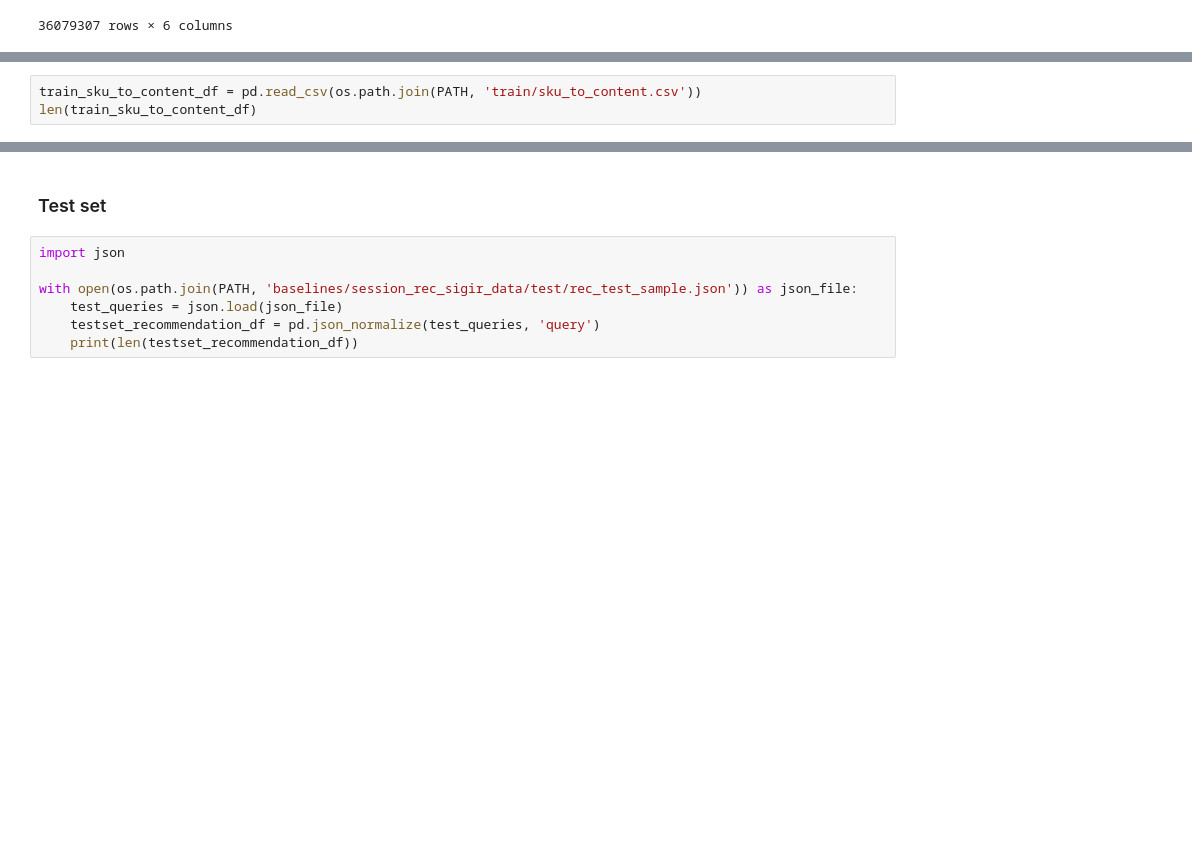
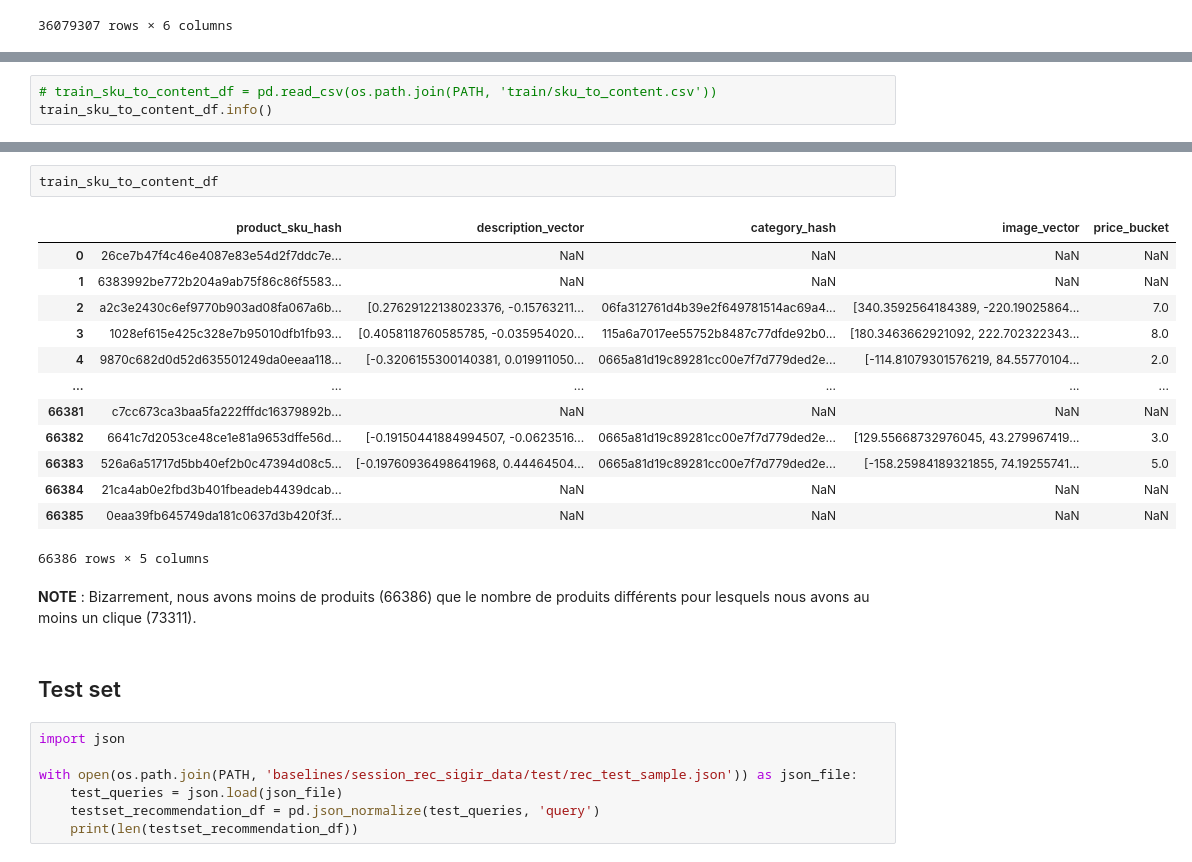
Before and after one commit to boisalai/boisalai, a Jupyter notebook: projet-coveo.ipynb, the cells around one changed output, grey strips where cells are left out. Saved outputs shown, nothing was run; the diff lists cells and outputs as text; blank space fills up the shorter version.

```diff
--- a/projet-coveo.ipynb
+++ b/projet-coveo.ipynb
@@ -166,4 +301,4 @@ len(train_search_items_clicked)
 # %%
-train_sku_to_content_df = pd.read_csv(os.path.join(PATH, 'train/sku_to_content.csv'))
-len(train_sku_to_content_df)
+# train_sku_to_content_df = pd.read_csv(os.path.join(PATH, 'train/sku_to_content.csv'))
+train_sku_to_content_df.info()
 # %% [output]
@@ -171,5 +317,23 @@ len(train_sku_to_content_df)
+# %%
+train_sku_to_content_df
+# %% [output]
+|  | product_sku_hash | description_vector | category_hash | image_vector | price_bucket |
+| 0 | 26ce7b47f4c46e4087e83e54d2f7ddc7e... | NaN | NaN | NaN | NaN |
+| 1 | 6383992be772b204a9ab75f86c86f5583... | NaN | NaN | NaN | NaN |
+| 2 | a2c3e2430c6ef9770b903ad08fa067a6b... | [0.27629122138023376, -0.15763211... | 06fa312761d4b39e2f649781514ac69a4... | [340.3592564184389, -220.19025864... | 7.0 |
+| 3 | 1028ef615e425c328e7b95010dfb1fb93... | [0.4058118760585785, -0.035954020... | 115a6a7017ee55752b8487c77dfde92b0... | [180.3463662921092, 222.702322343... | 8.0 |
+| 4 | 9870c682d0d52d635501249da0eeaa118... | [-0.3206155300140381, 0.019911050... | 0665a81d19c89281cc00e7f7d779ded2e... | [-114.81079301576219, 84.55770104... | 2.0 |
+| ... | ... | ... | ... | ... | ... |
+| 66381 | c7cc673ca3baa5fa222fffdc16379892b... | NaN | NaN | NaN | NaN |
+| 66382 | 6641c7d2053ce48ce1e81a9653dffe56d... | [-0.19150441884994507, -0.0623516... | 0665a81d19c89281cc00e7f7d779ded2e... | [129.55668732976045, 43.279967419... | 3.0 |
+| 66383 | 526a6a51717d5bb40ef2b0c47394d08c5... | [-0.19760936498641968, 0.44464504... | 0665a81d19c89281cc00e7f7d779ded2e... | [-158.25984189321855, 74.19255741... | 5.0 |
+| 66384 | 21ca4ab0e2fbd3b401fbeadeb4439dcab... | NaN | NaN | NaN | NaN |
+| 66385 | 0eaa39fb645749da181c0637d3b420f3f... | NaN | NaN | NaN | NaN |
+66386 rows × 5 columns
+# %% [markdown]
+**NOTE** : Bizarrement, nous avons moins de produits (66386) que le nombre de produits différents pour lesquels nous avons au moins un clique (73311).
 # %% [markdown]
-### Test set
+## Test set
 # %%
 import json
 
```
Also changed, not shown: parts of 39 cells of this notebook, 1 other file.
